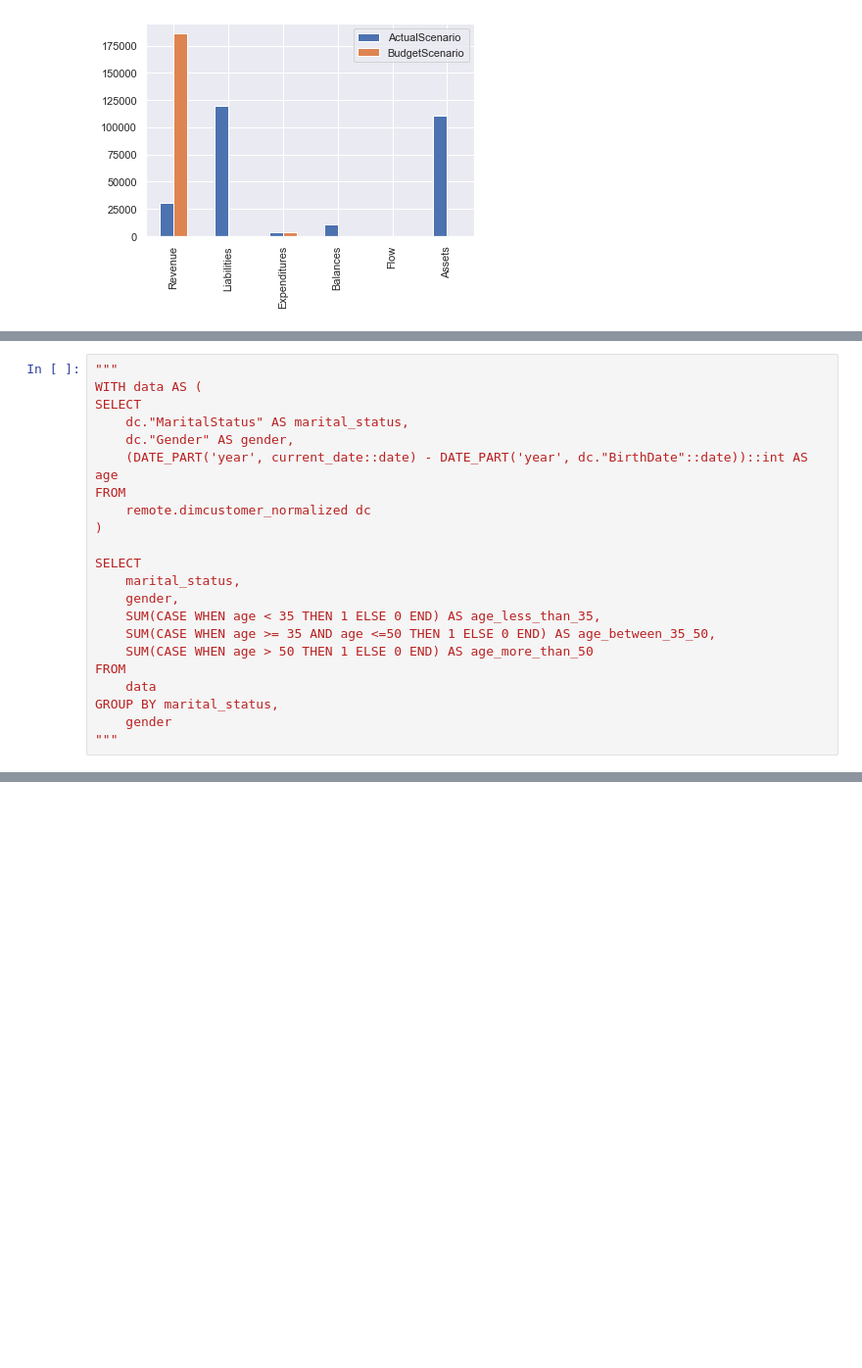
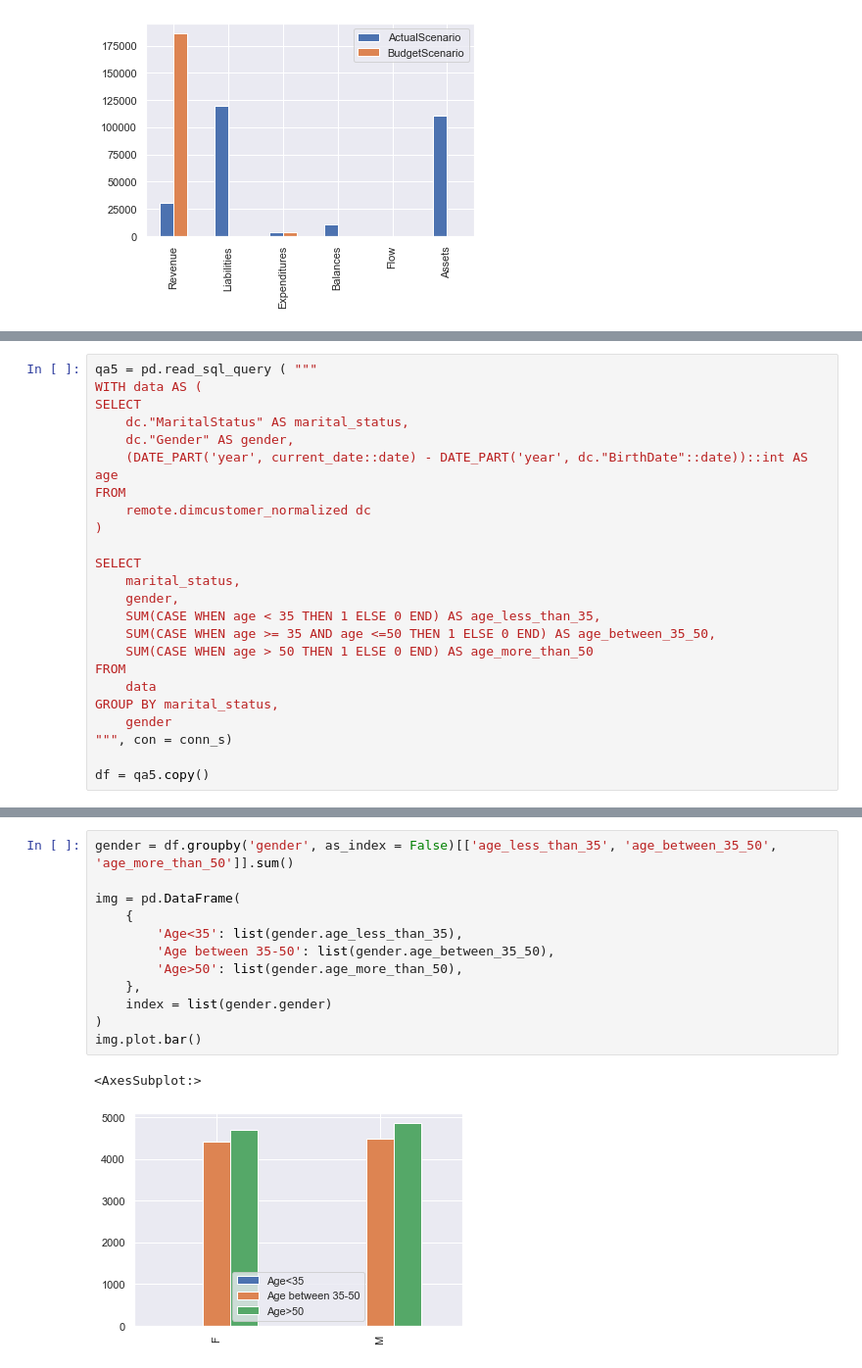
Before and after one commit to manfredimiraula/remote-dataeng, a Jupyter notebook: questions.ipynb, the cells around one changed output, grey strips where cells are left out. Shown at 98% size. Saved outputs shown, nothing was run; the diff lists cells and outputs as text; blank space fills up the shorter version.

```diff
--- a/questions.ipynb
+++ b/questions.ipynb
@@ -233,5 +285,5 @@ GROUP BY dp."ProductKey", OrderMonth
 # %%
-"""
+qa5 = pd.read_sql_query ( """
 WITH data AS (
 SELECT
 	dc."MaritalStatus" AS marital_status,
@@ -251,4 +303,6 @@ FROM
 	data
 GROUP BY marital_status,
 	gender
-"""
+""", con = conn_s)
+
+df = qa5.copy()
@@ -254,0 +317,15 @@ GROUP BY marital_status,
+# %%
+gender = df.groupby('gender', as_index = False)[['age_less_than_35', 'age_between_35_50', 'age_more_than_50']].sum()
+
+img = pd.DataFrame(
+    {
+        'Age<35': list(gender.age_less_than_35),
+        'Age between 35-50': list(gender.age_between_35_50),
+        'Age>50': list(gender.age_more_than_50),
+    },
+    index = list(gender.gender)
+)
+img.plot.bar()
+# %% [output]
+<AxesSubplot:>
+[figure, added]
```
Also changed, not shown: parts of 10 cells of this notebook.
